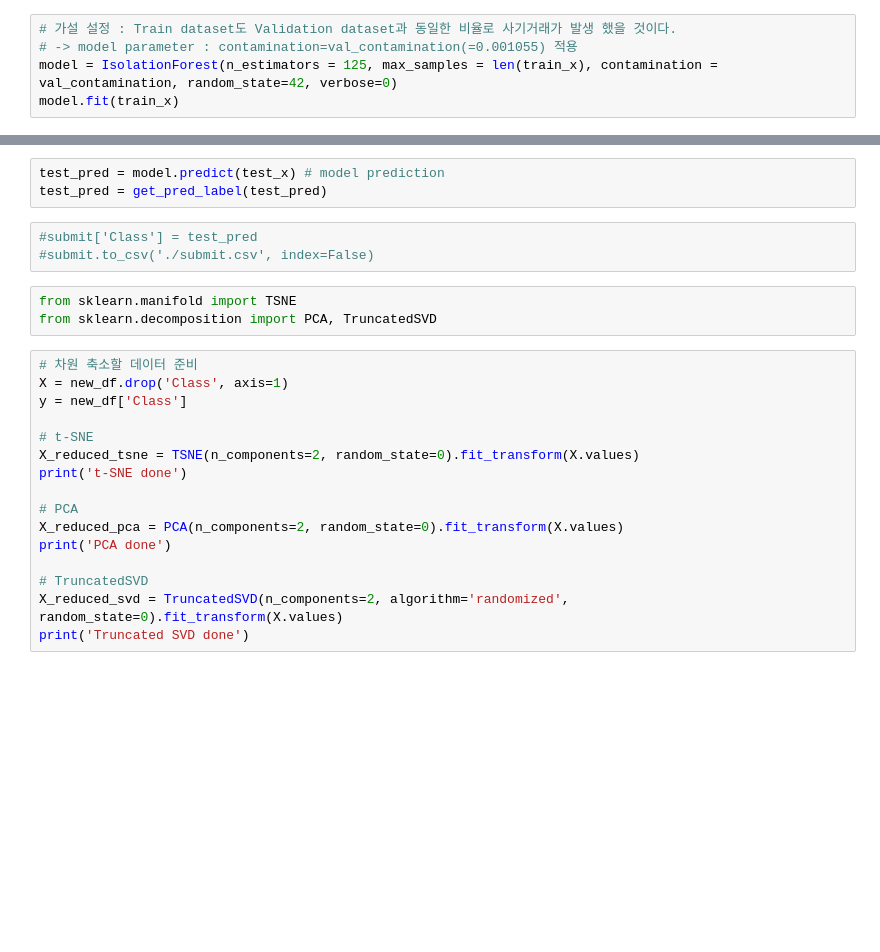
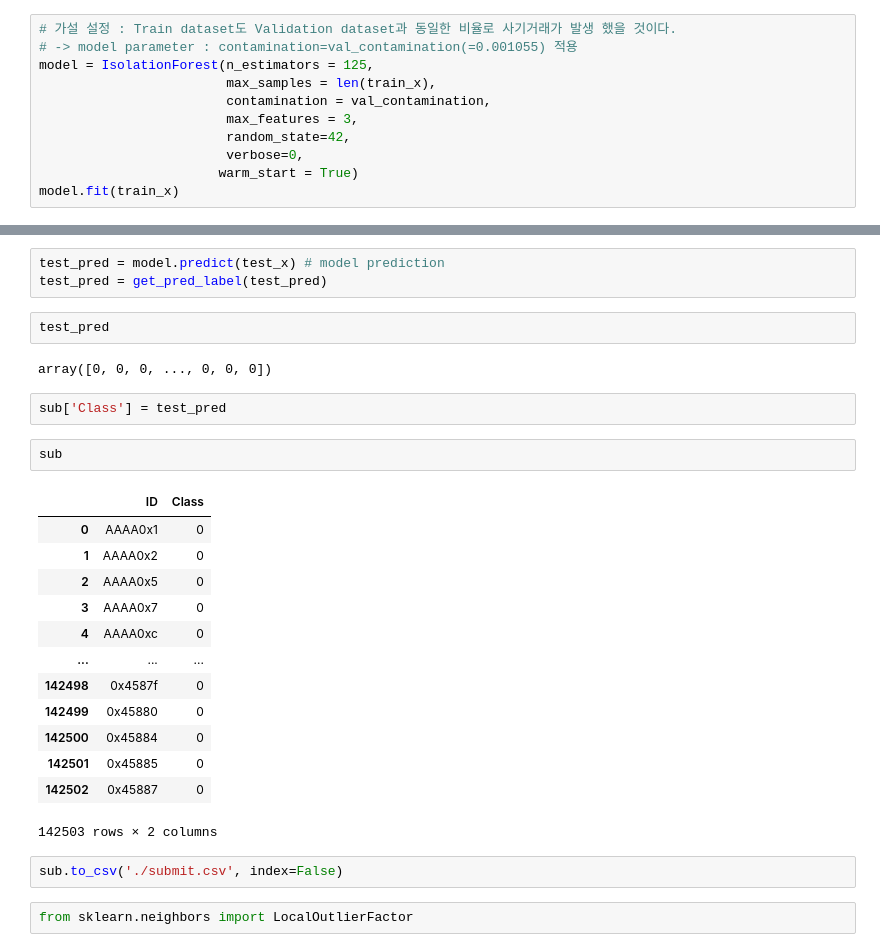
Before and after one commit to Hongbi-Kim/DACON_competition, a Jupyter notebook: 신용카드 사기 거래 탐지 AI 경진대회.ipynb, the cells around one changed output, grey strips where cells are left out. Saved outputs shown, nothing was run; the diff lists cells and outputs as text; blank space fills up the shorter version.

```diff
--- a/신용카드 사기 거래 탐지 AI 경진대회.ipynb
+++ b/신용카드 사기 거래 탐지 AI 경진대회.ipynb
@@ -172,6 +172,12 @@ from sklearn.ensemble import IsolationForest
 # %%
 # 가설 설정 : Train dataset도 Validation dataset과 동일한 비율로 사기거래가 발생 했을 것이다.
 # -> model parameter : contamination=val_contamination(=0.001055) 적용
-model = IsolationForest(n_estimators = 125, max_samples = len(train_x), contamination = val_contamination, random_state=42, verbose=0)
+model = IsolationForest(n_estimators = 125,
+                        max_samples = len(train_x),
+                        contamination = val_contamination,
+                        max_features = 3,
+                        random_state=42,
+                        verbose=0,
+                       warm_start = True)
 model.fit(train_x)
 # %% [output]
@@ -207,25 +222,29 @@ test_x = test.drop(columns=['ID'])
 # %%
 test_pred = model.predict(test_x) # model prediction
 test_pred = get_pred_label(test_pred)
+# %%
+test_pred
+# %% [output]
+array([0, 0, 0, ..., 0, 0, 0])
+# %%
+sub['Class'] = test_pred
+# %%
+sub
+# %% [output]
+|  | ID | Class |
+| 0 | AAAA0x1 | 0 |
+| 1 | AAAA0x2 | 0 |
+| 2 | AAAA0x5 | 0 |
+| 3 | AAAA0x7 | 0 |
+| 4 | AAAA0xc | 0 |
+| ... | ... | ... |
+| 142498 | 0x4587f | 0 |
+| 142499 | 0x45880 | 0 |
+| 142500 | 0x45884 | 0 |
+| 142501 | 0x45885 | 0 |
+| 142502 | 0x45887 | 0 |
+142503 rows × 2 columns
 # %%
-#submit['Class'] = test_pred
-#submit.to_csv('./submit.csv', index=False)
+sub.to_csv('./submit.csv', index=False)
-# %%
-from sklearn.manifold import TSNE
-from sklearn.decomposition import PCA, TruncatedSVD
-# %%
-# 차원 축소할 데이터 준비
-X = new_df.drop('Class', axis=1)
-y = new_df['Class']
-
-# t-SNE
-X_reduced_tsne = TSNE(n_components=2, random_state=0).fit_transform(X.values)
-print('t-SNE done')
-
-# PCA
-X_reduced_pca = PCA(n_components=2, random_state=0).fit_transform(X.values)
-print('PCA done')
-
-# TruncatedSVD
-X_reduced_svd = TruncatedSVD(n_components=2, algorithm='randomized', random_state=0).fit_transform(X.values)
-print('Truncated SVD done')
+# %%
+from sklearn.neighbors import LocalOutlierFactor
```
Also changed, not shown: parts of 30 cells of this notebook.
